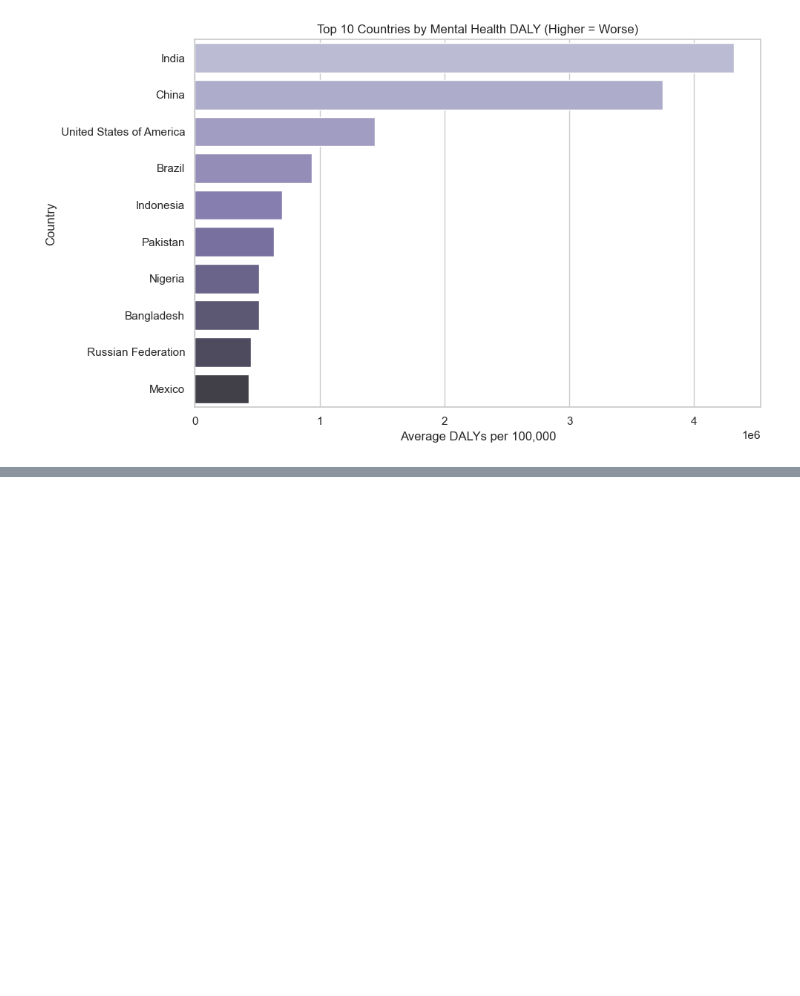
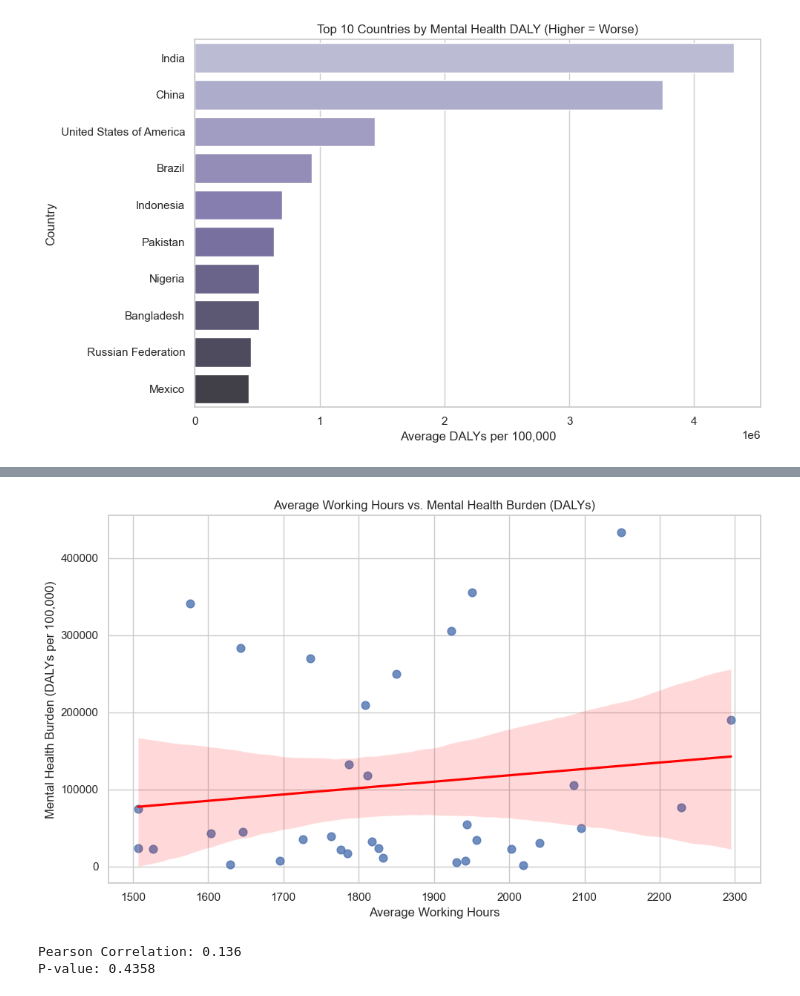
Before and after one commit to burcuekmekci/DSA210-Term-Project-Spring2025, a Jupyter notebook: termproject.ipynb, the cells around one changed output, grey strips where cells are left out. Saved outputs shown, nothing was run; the diff lists cells and outputs as text; code cells hidden in the pictures; blank space fills up the shorter version.

```diff
--- a/termproject.ipynb
+++ b/termproject.ipynb
@@ -319,0 +406,21 @@ Passing `palette` without assigning `hue` is deprecated and will be removed in v
+# %%
+# Merge working hours and mental health DALYs
+df_work_mental = df_work_avg.merge(df_mental_avg, on="Entity")
+
+plt.figure(figsize=(10, 6))
+sns.regplot(data=df_work_mental, x="WorkingHours", y="MentalHealthDALY", scatter_kws={"s": 60}, line_kws={"color": "red"})
+plt.title("Average Working Hours vs. Mental Health Burden (DALYs)")
+plt.xlabel("Average Working Hours")
+plt.ylabel("Mental Health Burden (DALYs per 100,000)")
+plt.grid(True)
+plt.tight_layout()
+plt.show()
+
+# Pearson correlation
+corr3, pval3 = pearsonr(df_work_mental["WorkingHours"], df_work_mental["MentalHealthDALY"])
+print(f"Pearson Correlation: {corr3:.3f}")
+print(f"P-value: {pval3:.4f}")
+# %% [output]
+[figure, added]
+Pearson Correlation: 0.136
+P-value: 0.4358
```
Also changed, not shown: parts of 12 cells of this notebook.
